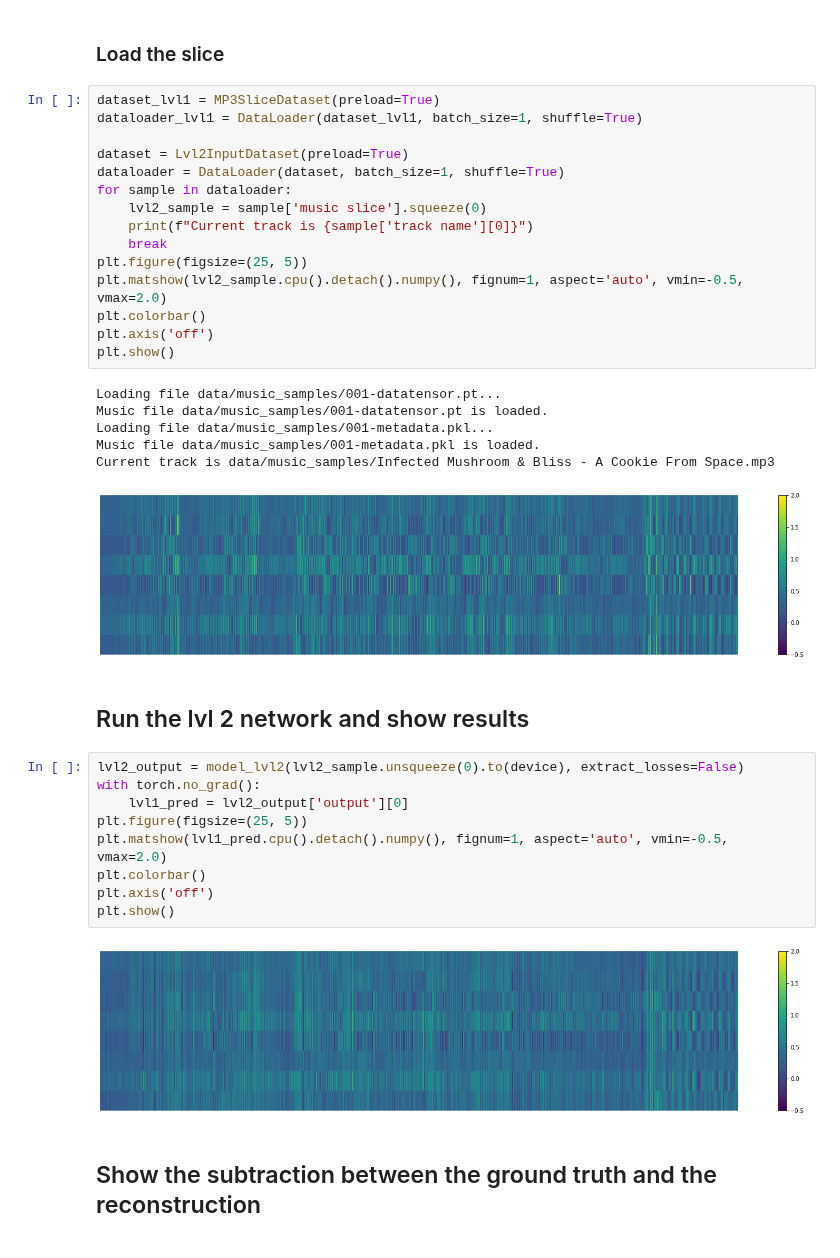
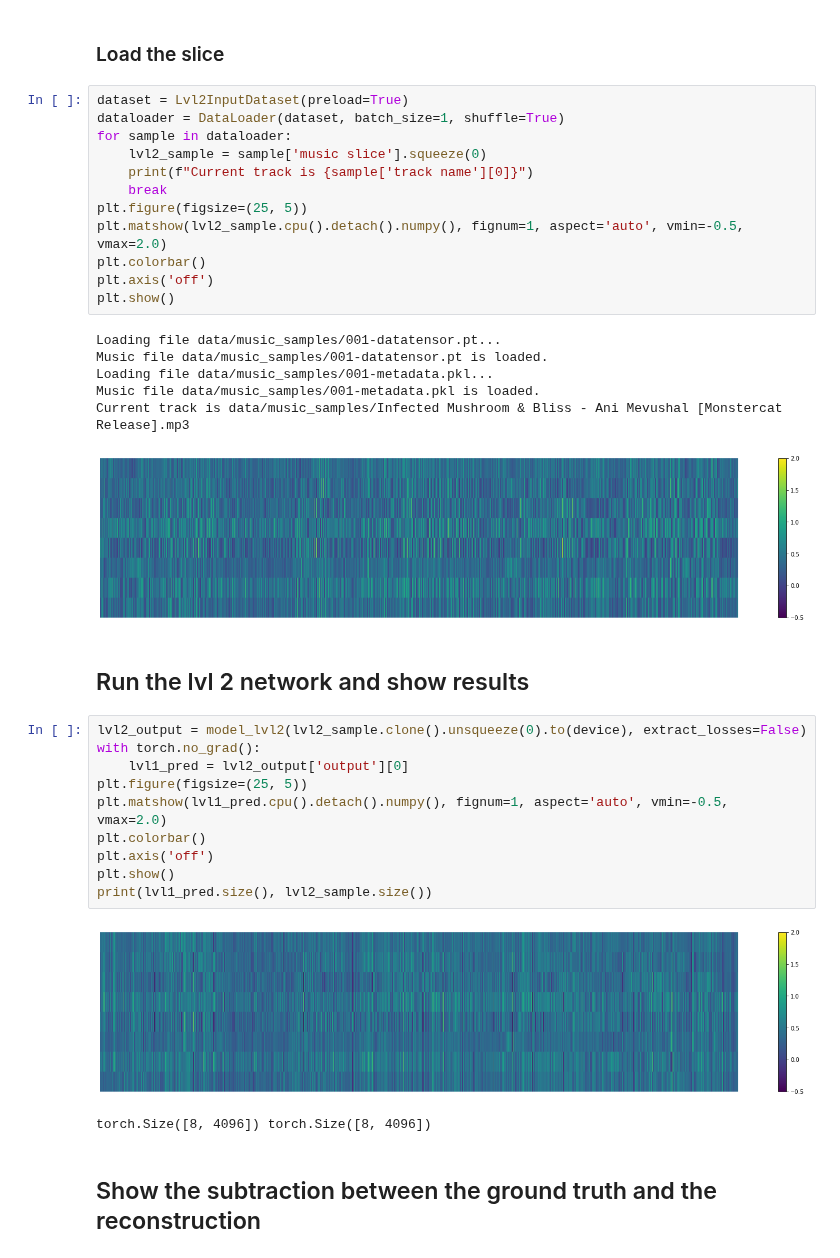
Before and after one commit to VovaTch/Infected_hdiff, a Jupyter notebook: test_lvl2_vqvae.ipynb, the cells around one changed output. Saved outputs shown, nothing was run; the diff lists cells and outputs as text.

```diff
--- a/test_lvl2_vqvae.ipynb
+++ b/test_lvl2_vqvae.ipynb
@@ -103,31 +103,28 @@ eye_mat = torch.diag(lin_vector).to(device)
 # %% [markdown]
 ### Load the slice
 # %%
-dataset_lvl1 = MP3SliceDataset(preload=True)
-dataloader_lvl1 = DataLoader(dataset_lvl1, batch_size=1, shuffle=True)
-
 dataset = Lvl2InputDataset(preload=True)
 dataloader = DataLoader(dataset, batch_size=1, shuffle=True)
 for sample in dataloader:
     lvl2_sample = sample['music slice'].squeeze(0)
     print(f"Current track is {sample['track name'][0]}")
     break
 plt.figure(figsize=(25, 5))
 plt.matshow(lvl2_sample.cpu().detach().numpy(), fignum=1, aspect='auto', vmin=-0.5, vmax=2.0)
 plt.colorbar()
 plt.axis('off')
 plt.show()
 # %% [output]
 Loading file data/music_samples/001-datatensor.pt...
 Music file data/music_samples/001-datatensor.pt is loaded.
 Loading file data/music_samples/001-metadata.pkl...
 Music file data/music_samples/001-metadata.pkl is loaded.
-Current track is data/music_samples/Infected Mushroom & Bliss - A Cookie From Space.mp3
+Current track is data/music_samples/Infected Mushroom & Bliss - Ani Mevushal [Monstercat Release].mp3
-[figure, old version]
+[figure, new version]
 # %% [markdown]
 ## Run the lvl 2 network and show results
 # %%
-lvl2_output = model_lvl2(lvl2_sample.unsqueeze(0).to(device), extract_losses=False)
+lvl2_output = model_lvl2(lvl2_sample.clone().unsqueeze(0).to(device), extract_losses=False)
 with torch.no_grad():
     lvl1_pred = lvl2_output['output'][0]
 plt.figure(figsize=(25, 5))
@@ -135,8 +132,10 @@ plt.matshow(lvl1_pred.cpu().detach().numpy(), fignum=1, aspect='auto', vmin=-0.5
 plt.colorbar()
 plt.axis('off')
 plt.show()
+print(lvl1_pred.size(), lvl2_sample.size())
 # %% [output]
-[figure, old version]
+[figure, new version]
+torch.Size([8, 4096]) torch.Size([8, 4096])
 # %% [markdown]
 ## Show the subtraction between the ground truth and the reconstruction
 # %%
```
Also changed, not shown: parts of 5 cells of this notebook, 4 other files.
